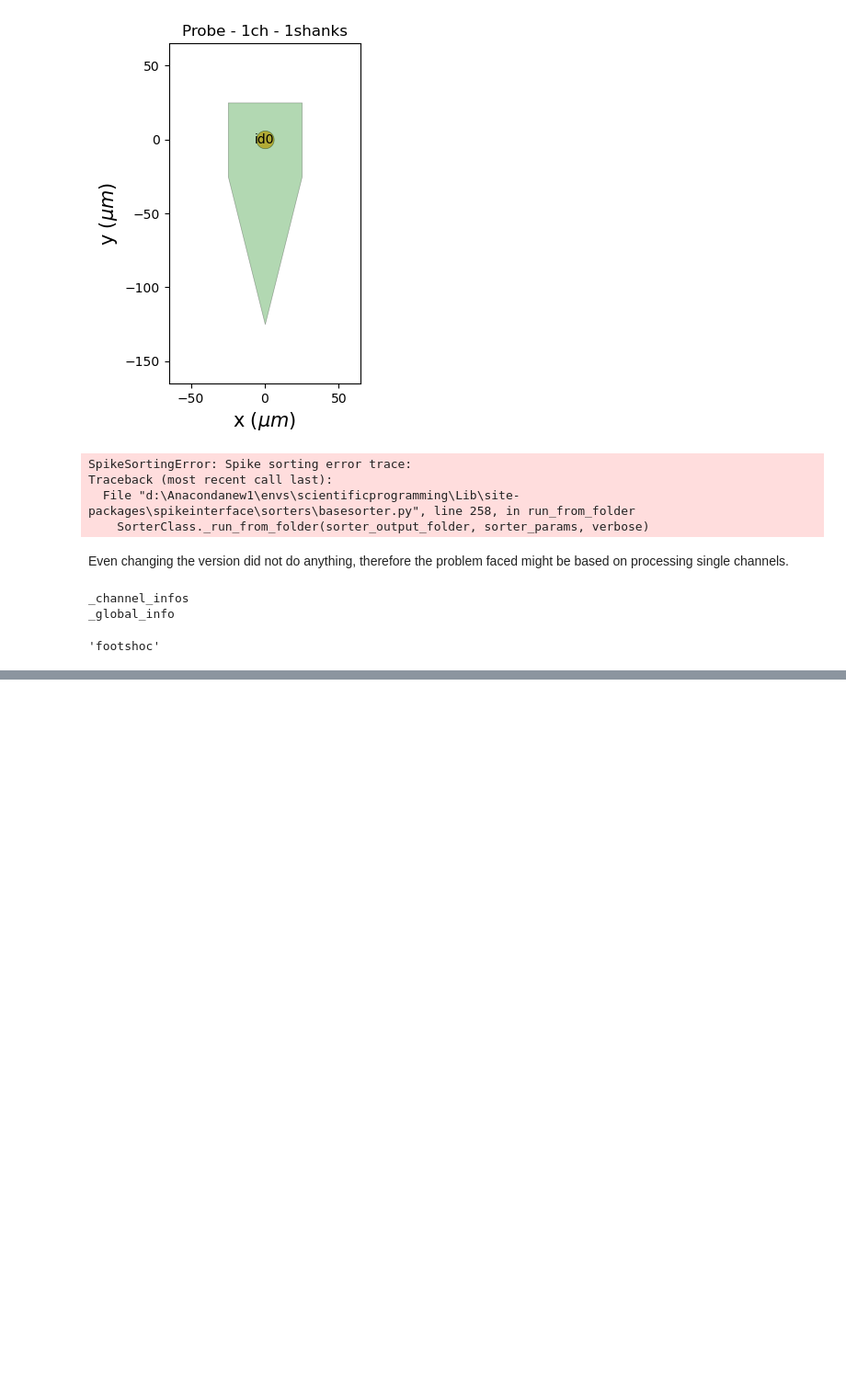
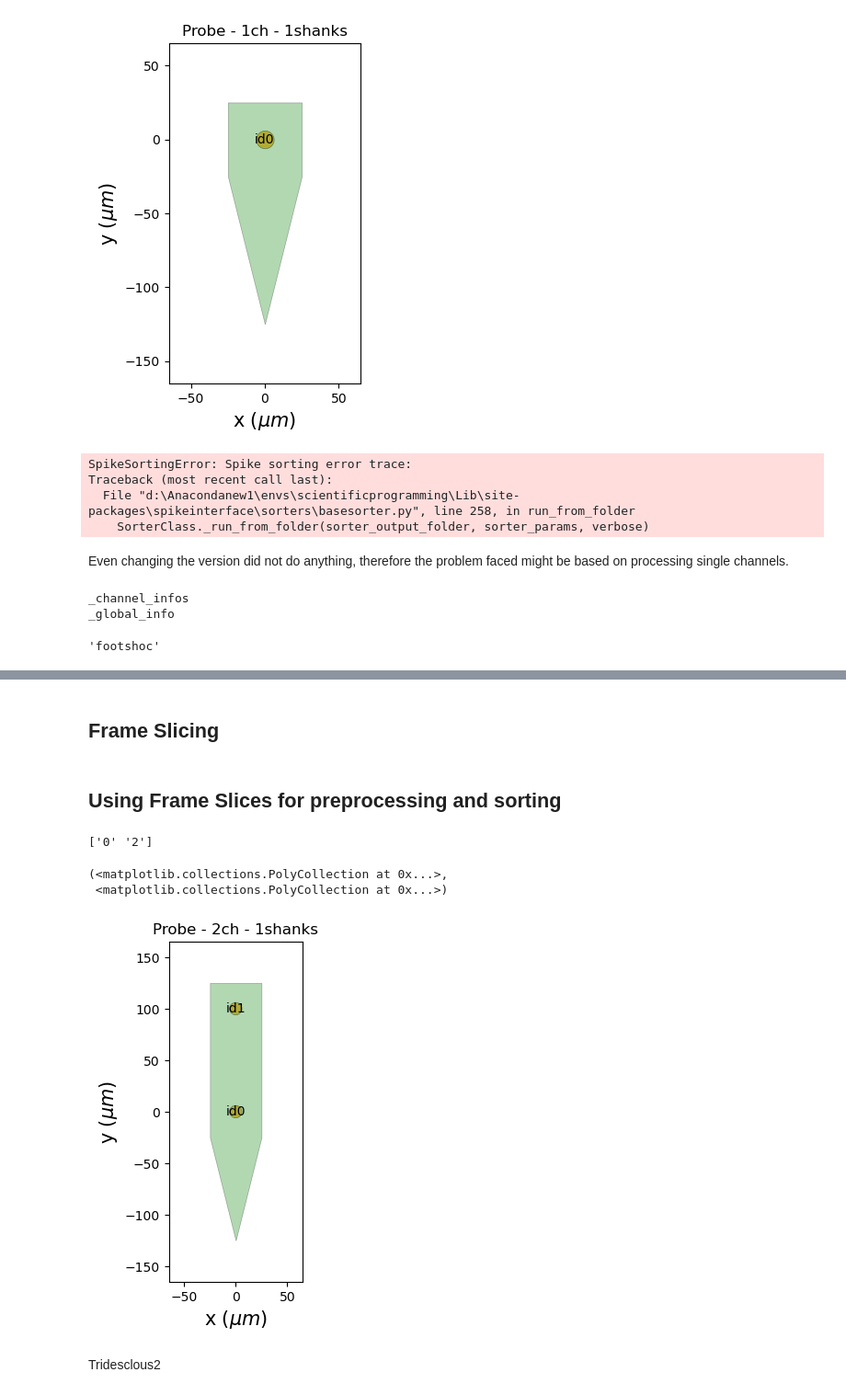
Before and after one commit to Akshit-Rawat/Spike_Interface_GIPSA, a Jupyter notebook: SpikeProject.ipynb, the cells around one changed output, grey strips where cells are left out. Shown at 92% size. Cells and saved outputs as stored; diff of their text form; code cells hidden in the pictures; blank space fills up the shorter version.

```diff
--- a/SpikeProject.ipynb
+++ b/SpikeProject.ipynb
@@ -307,0 +336,2 @@ dir(Spike2IO(data_loc))
+# %% [markdown]
+## Frame Slicing
@@ -307,0 +365,14 @@ dir(Spike2IO(data_loc))
+# %% [markdown]
+## Using Frame Slices for preprocessing and sorting
+# %%
+channel_id = Sliced_Recordings[0].get_channel_ids()
+print(channel_id)
+# %% [output]
+['0' '2']
+# %%
+linear_probe = generate_linear_probe(num_elec=2, ypitch=100)
+plot_probe(linear_probe, with_contact_id=True)
+# %% [output]
+(<matplotlib.collections.PolyCollection at 0x...>,
+ <matplotlib.collections.PolyCollection at 0x...>)
+[figure, added]
@@ -307,0 +388,2 @@ dir(Spike2IO(data_loc))
+# %% [markdown]
+Tridesclous2
```
Also changed, not shown: parts of 35 cells of this notebook.
